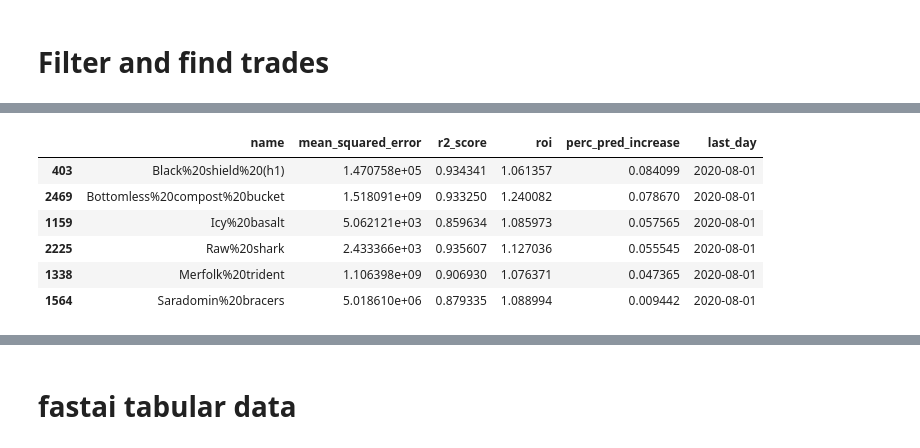
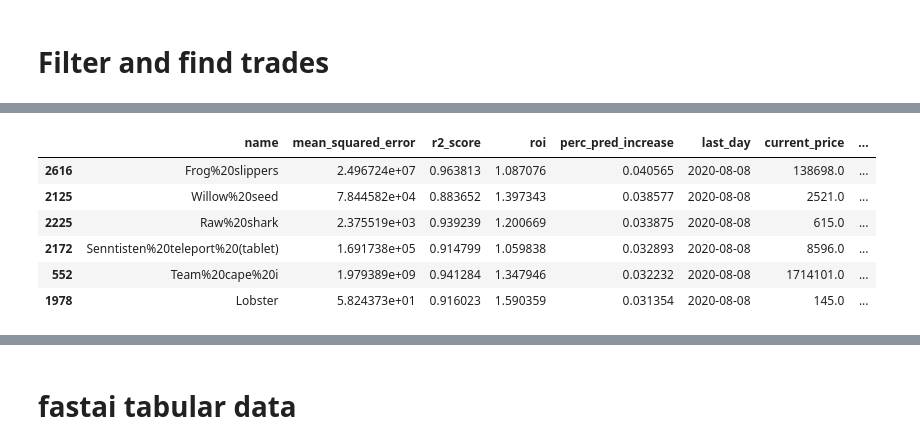
Before and after one commit to ebbitten/OSBuddy, a Jupyter notebook: osrs_wiki.ipynb, the cells around one changed output, grey strips where cells are left out. Saved outputs shown, nothing was run; the diff lists cells and outputs as text; code cells hidden in the pictures.

Commit message:
froze out requirements, current working version

```diff
--- a/osrs_wiki.ipynb
+++ b/osrs_wiki.ipynb
@@ -197,13 +189,7 @@ def should_buy(row):
     if row['perc predicted increase'] > thresh_buy:
         return True
 
-def should_sell(row):name
-Icy%20basalt
-Black%20shield%20(h1)
-Saradomin%20bracers
-Merfolk%20trident
-Mithril%20kiteshield
-
+def should_sell(row):
     if row['perc predicted increase'] < thresh_sell:
         return True
 
@@ -318,9 +304,9 @@ def make_predictions(tl_df_row):
         pred_price = regr.predict(np.array(item_df_training.drop('Y', axis=1).loc[item_df_training.index[-1],:]).reshape(1, -1))[0]
         perc_pred_increase = (pred_price - current_price)/(current_price)
         last_day = item_df_training.index[-1]
-        return (perc_pred_increase, last_day)
+        return (perc_pred_increase, last_day, current_price)
     except:
-        return(0, 0)
+        return(0, 0, 0)
 # %% [markdown]
 # Filter and find trades
 # %%
@@ -345,6 +328,7 @@ for i in range(0,df.shape[0],batch_size):
     tl_df['item_df_training'] = tl_df['price_df'].apply(create_predictive_features)
 
     tl_df['trimmed_df'] = tl_df['item_df_training'].apply(trim_df)
+
 
     tl_df['regr'], tl_df['y_pred'], tl_df['y_test'], tl_df['mean_squared_error'], tl_df['r2_score'] = zip(*tl_df.apply(create_model, axis=1))
 
@@ -354,7 +338,7 @@ for i in range(0,df.shape[0],batch_size):
 
     tl_df.sort_values(by='roi', ascending = False)
 
-    tl_df['perc_pred_increase'], tl_df['last_day'] = zip(*tl_df.apply(make_predictions, axis=1))
+    tl_df['perc_pred_increase'], tl_df['last_day'], tl_df['current_price'] = zip(*tl_df.apply(make_predictions, axis=1))
 
 
     filter_tl_df = tl_df.copy()
@@ -577 +374,3 @@ Index(['name', 'price_df', 'item_df_training', 'trimmed_df', 'regr', 'y_pred',
+# %%
+trading_df['pred_price'] = (trading_df['perc_pred_increase'] + 1) * trading_df['current_price']
 # %%
@@ -595,10 +378,11 @@ trading_df.loc[:,['name', 'mean_squared_error', 'r2_score', 'roi', 'perc_pred_in
 # %%
-trading_df.loc[trading_df['name'].isin(bought)].loc[:,['name', 'mean_squared_error', 'r2_score', 'roi', 'perc_pred_increase','last_day']]
+to_buy = trading_df.loc[~trading_df['name'].isin(bought['name'])].loc[:,['name', 'mean_squared_error', 'r2_score', 'roi', 'perc_pred_increase','last_day', 'current_price', 'pred_price']]
+to_buy
 # %% [output]
-|  | name | mean_squared_error | r2_score | roi | perc_pred_increase | last_day |
-| 403 | Black%20shield%20(h1) | 1.470758e+05 | 0.934341 | 1.061357 | 0.084099 | 2020-08-01 |
-| 2469 | Bottomless%20compost%20bucket | 1.518091e+09 | 0.933250 | 1.240082 | 0.078670 | 2020-08-01 |
-| 1159 | Icy%20basalt | 5.062121e+03 | 0.859634 | 1.085973 | 0.057565 | 2020-08-01 |
-| 2225 | Raw%20shark | 2.433366e+03 | 0.935607 | 1.127036 | 0.055545 | 2020-08-01 |
-| 1338 | Merfolk%20trident | 1.106398e+09 | 0.906930 | 1.076371 | 0.047365 | 2020-08-01 |
-| 1564 | Saradomin%20bracers | 5.018610e+06 | 0.879335 | 1.088994 | 0.009442 | 2020-08-01 |
+|  | name | mean_squared_error | r2_score | roi | perc_pred_increase | last_day | current_price | ... |
+| 2616 | Frog%20slippers | 2.496724e+07 | 0.963813 | 1.087076 | 0.040565 | 2020-08-08 | 138698.0 | ... |
+| 2125 | Willow%20seed | 7.844582e+04 | 0.883652 | 1.397343 | 0.038577 | 2020-08-08 | 2521.0 | ... |
+| 2225 | Raw%20shark | 2.375519e+03 | 0.939239 | 1.200669 | 0.033875 | 2020-08-08 | 615.0 | ... |
+| 2172 | Senntisten%20teleport%20(tablet) | 1.691738e+05 | 0.914799 | 1.059838 | 0.032893 | 2020-08-08 | 8596.0 | ... |
+| 552 | Team%20cape%20i | 1.979389e+09 | 0.941284 | 1.347946 | 0.032232 | 2020-08-08 | 1714101.0 | ... |
+| 1978 | Lobster | 5.824373e+01 | 0.916023 | 1.590359 | 0.031354 | 2020-08-08 | 145.0 | ... |
```
Also changed, not shown: parts of 27 cells of this notebook, 1 other file.
